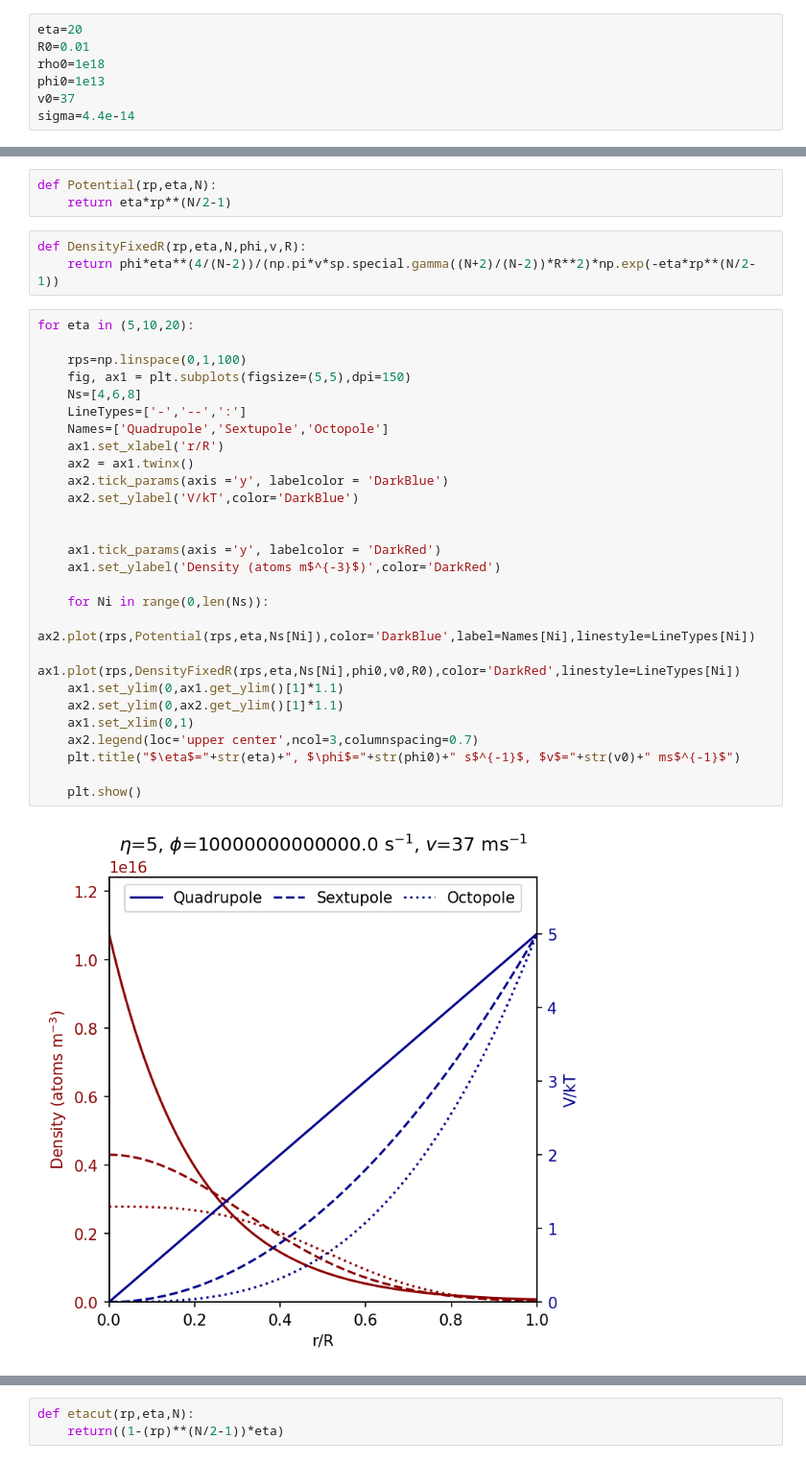
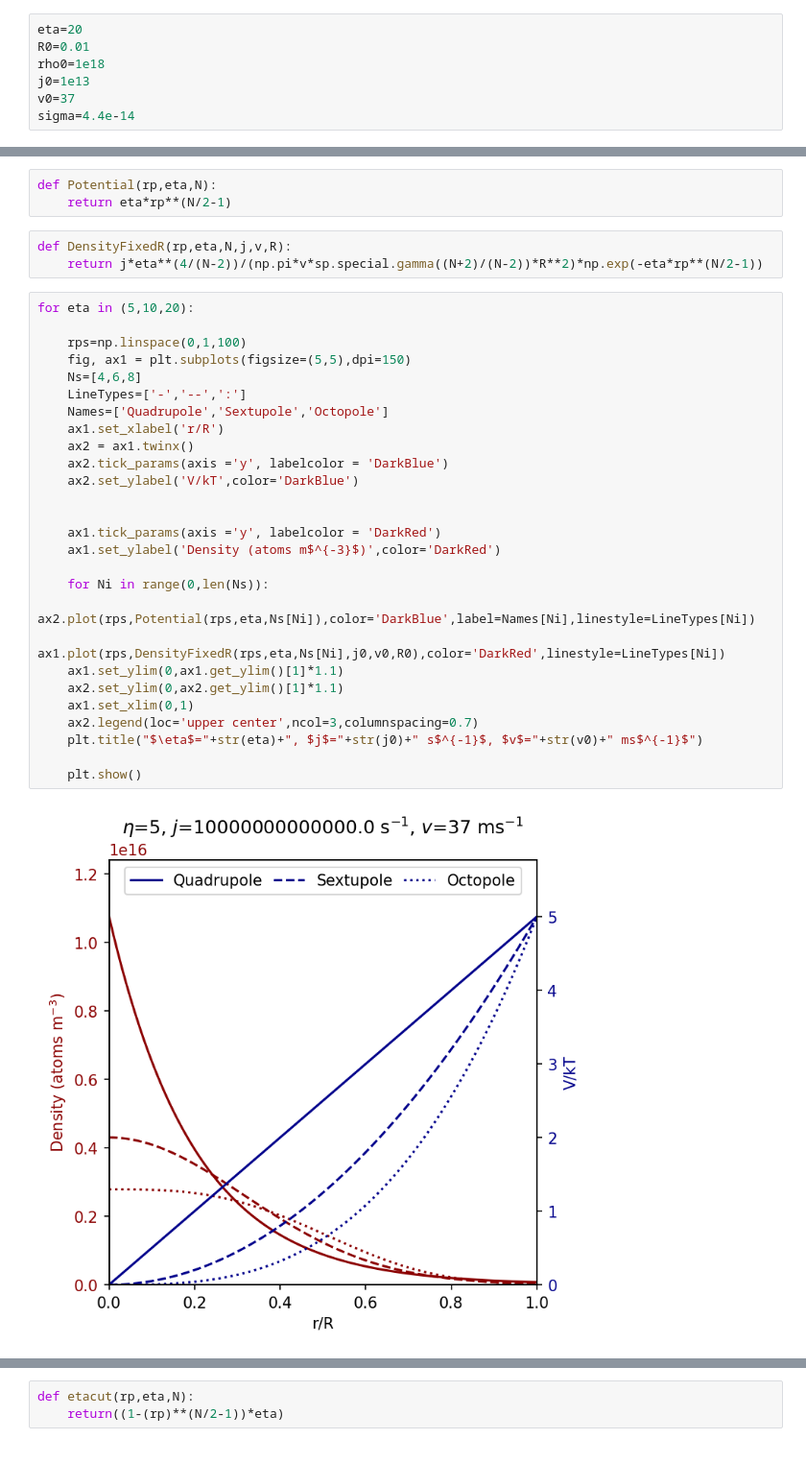
Before and after one commit to UTA-NURES/MECBPaperPlots, a Jupyter notebook: Multipoles-Illustrations.ipynb, the cells around one changed output, grey strips where cells are left out. Shown at 96% size. Drawn from its saved outputs; the diff is of its cells as text.

```diff
--- a/Multipoles-Illustrations.ipynb
+++ b/Multipoles-Illustrations.ipynb
@@ -94,7 +94,7 @@ Text(0, 0.5, '$\\alpha(N)$')
 eta=20
 R0=0.01
 rho0=1e18
-phi0=1e13
+j0=1e13
 v0=37
 sigma=4.4e-14
 # %%
@@ -125,34 +125,34 @@ plt.semilogy()
 def Potential(rp,eta,N):
     return eta*rp**(N/2-1)
 # %%
-def DensityFixedR(rp,eta,N,phi,v,R):
-    return phi*eta**(4/(N-2))/(np.pi*v*sp.special.gamma((N+2)/(N-2))*R**2)*np.exp(-eta*rp**(N/2-1))
+def DensityFixedR(rp,eta,N,j,v,R):
+    return j*eta**(4/(N-2))/(np.pi*v*sp.special.gamma((N+2)/(N-2))*R**2)*np.exp(-eta*rp**(N/2-1))
 # %%
 for eta in (5,10,20):
 
     rps=np.linspace(0,1,100)
     fig, ax1 = plt.subplots(figsize=(5,5),dpi=150)
     Ns=[4,6,8]
     LineTypes=['-','--',':']
     Names=['Quadrupole','Sextupole','Octopole']
     ax1.set_xlabel('r/R')
     ax2 = ax1.twinx()
     ax2.tick_params(axis ='y', labelcolor = 'DarkBlue')
     ax2.set_ylabel('V/kT',color='DarkBlue')
 
 
     ax1.tick_params(axis ='y', labelcolor = 'DarkRed')
     ax1.set_ylabel('Density (atoms m$^{-3}$)',color='DarkRed')
 
     for Ni in range(0,len(Ns)):
         ax2.plot(rps,Potential(rps,eta,Ns[Ni]),color='DarkBlue',label=Names[Ni],linestyle=LineTypes[Ni])
-        ax1.plot(rps,DensityFixedR(rps,eta,Ns[Ni],phi0,v0,R0),color='DarkRed',linestyle=LineTypes[Ni])
+        ax1.plot(rps,DensityFixedR(rps,eta,Ns[Ni],j0,v0,R0),color='DarkRed',linestyle=LineTypes[Ni])
     ax1.set_ylim(0,ax1.get_ylim()[1]*1.1)
     ax2.set_ylim(0,ax2.get_ylim()[1]*1.1)
     ax1.set_xlim(0,1)
     ax2.legend(loc='upper center',ncol=3,columnspacing=0.7)
-    plt.title("$\eta$="+str(eta)+", $\phi$="+str(phi0)+" s$^{-1}$, $v$="+str(v0)+" ms$^{-1}$")
+    plt.title("$\eta$="+str(eta)+", $j$="+str(j0)+" s$^{-1}$, $v$="+str(v0)+" ms$^{-1}$")
 
     plt.show()
 # %% [output]
-[figure, old version]
+[figure, new version]
```
Also changed, not shown: parts of 17 cells of this notebook.
